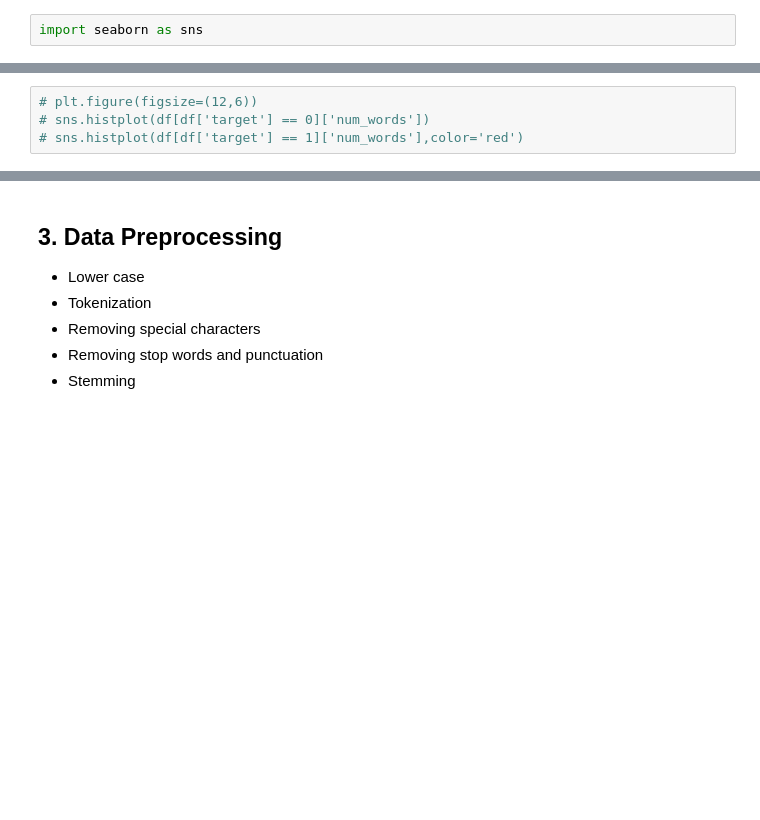
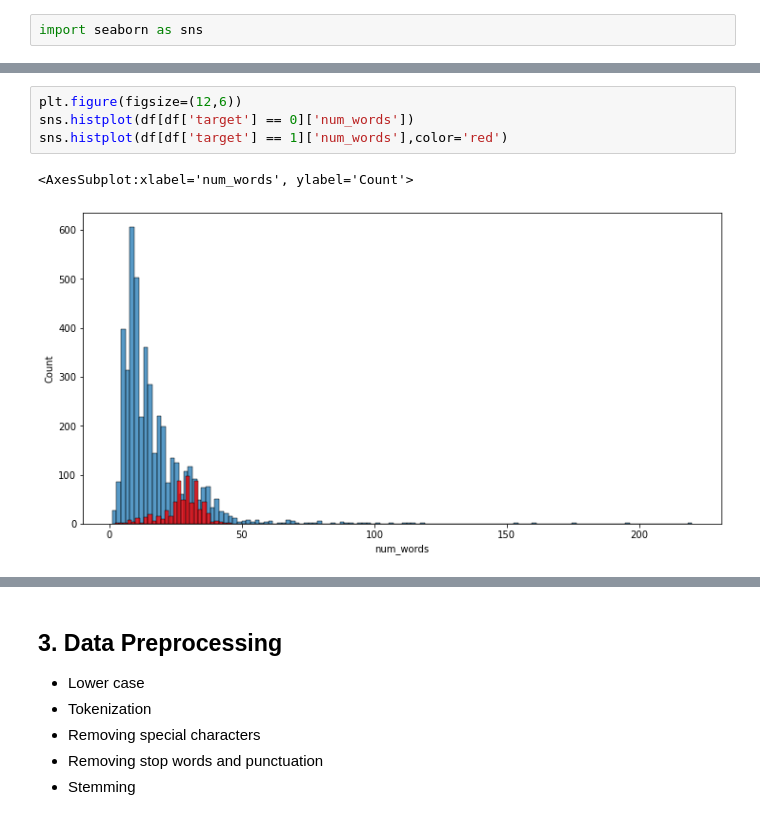
Before and after one commit to pothuladeekshitha/spam_ham, a Jupyter notebook: sms-spam-detection.ipynb, the cells around one changed output, grey strips where cells are left out. Saved outputs shown, nothing was run; the diff lists cells and outputs as text; blank space fills up the shorter version.

```diff
--- a/sms-spam-detection.ipynb
+++ b/sms-spam-detection.ipynb
@@ -172,6 +222,9 @@ plt.show()
 # %%
-# plt.figure(figsize=(12,6))
-# sns.histplot(df[df['target'] == 0]['num_words'])
-# sns.histplot(df[df['target'] == 1]['num_words'],color='red')
+plt.figure(figsize=(12,6))
+sns.histplot(df[df['target'] == 0]['num_words'])
+sns.histplot(df[df['target'] == 1]['num_words'],color='red')
+# %% [output]
+<AxesSubplot:xlabel='num_words', ylabel='Count'>
+[figure, added]
 # %%
 sns.pairplot(df,hue='target')
```
Also changed, not shown: parts of 50 cells of this notebook, 8 other files.
